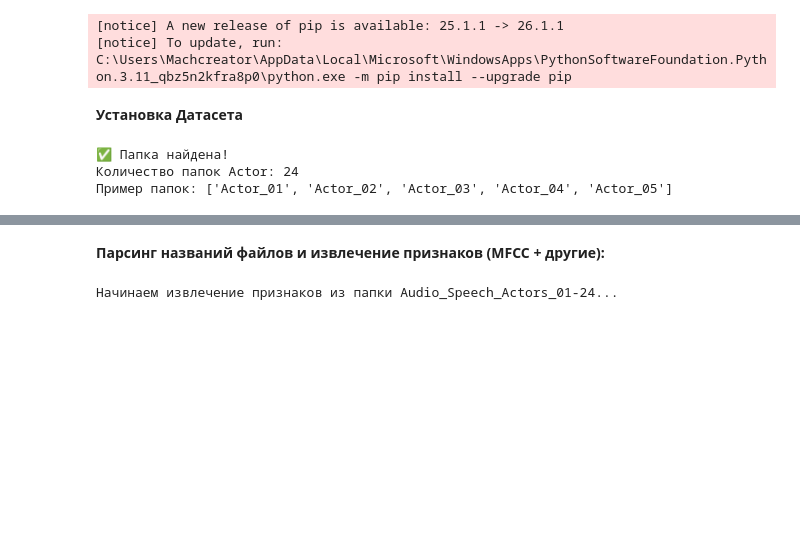
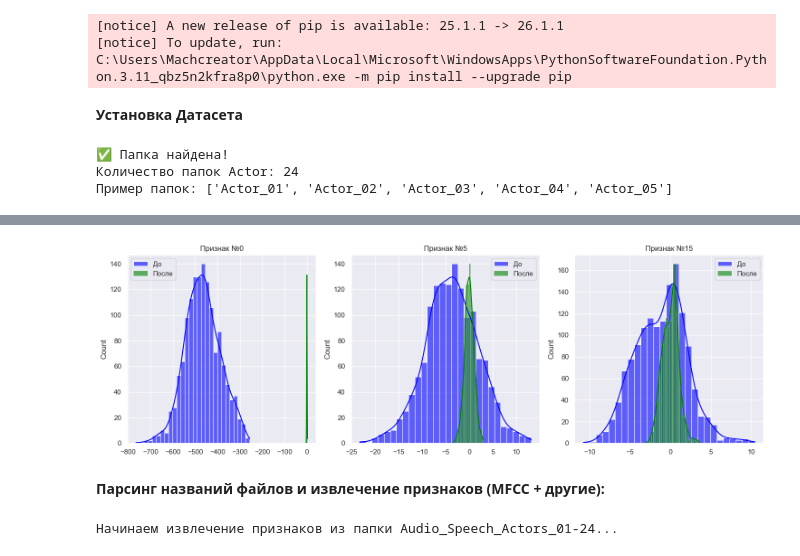
Before and after one commit to AlexYager789/Kursovaya-SER-Gumarov, a Jupyter notebook: Gumarov.ipynb, the cells around one changed output, grey strips where cells are left out. Cells and saved outputs as stored; diff of their text form; code cells hidden in the pictures; blank space fills up the shorter version.

```diff
--- a/Gumarov.ipynb
+++ b/Gumarov.ipynb
@@ -54,3 +112,19 @@ else:
+# %%
+# Сравнение распределения 3-х разных признаков
+features_to_plot = [0, 5, 15]
+
+plt.figure(figsize=(15, 5))
+for i, feat in enumerate(features_to_plot):
+    plt.subplot(1, 3, i+1)
+    sns.histplot(X[:, feat], kde=True, color='blue', label='До', alpha=0.6)
+    sns.histplot(X_scaled[:, feat], kde=True, color='green', label='После', alpha=0.6)
+    plt.title(f'Признак №{feat}')
+    plt.legend()
+
+plt.tight_layout()
+plt.show()
+# %% [output]
+[figure, added]
 # %% [markdown]
 **Парсинг названий файлов и извлечение признаков (MFCC + другие):**
 # %%
```
Also changed, not shown: parts of 4 cells of this notebook, 1 other file.
